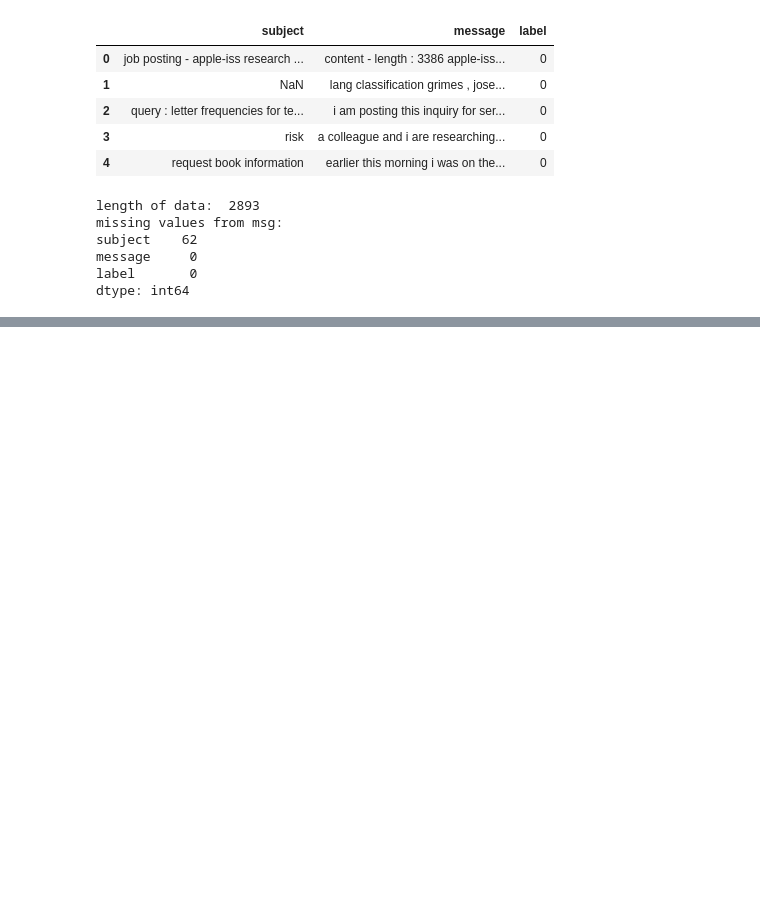
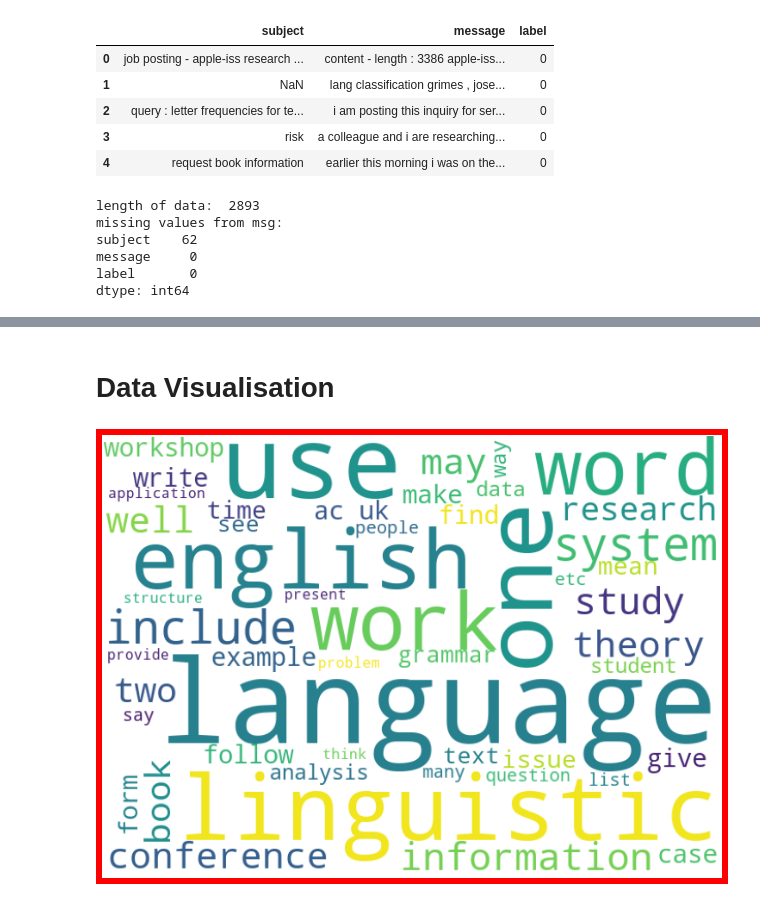
Before and after one commit to DipeshChothwe/NLP, a Jupyter notebook: Classifying_Emails.ipynb, the cells around one changed output, grey strips where cells are left out. Saved outputs shown, nothing was run; the diff lists cells and outputs as text; code cells hidden in the pictures; blank space fills up the shorter version.

```diff
--- a/Classifying_Emails.ipynb
+++ b/Classifying_Emails.ipynb
@@ -57,0 +219,19 @@ msg.groupby('label').describe()
+# %% [markdown]
+# **Data Visualisation**
+# %%
+#Getting sense of loud words in spam
+from wordcloud import WordCloud
+
+ham = msg['message'][msg['label']==0]
+
+ham_cloud = WordCloud(width=700,height=500,background_color='white',max_words=50).generate(' '.join(ham))
+
+plt.figure(figsize=(10,8),facecolor='r')
+plt.imshow(ham_cloud)
+plt.axis('off')
+plt.tight_layout(pad=0)
+plt.show()
+
+spam = msg['message'][msg['label']==1]
+# %% [output]
+[figure, added]
```
Also changed, not shown: parts of 26 cells of this notebook.
